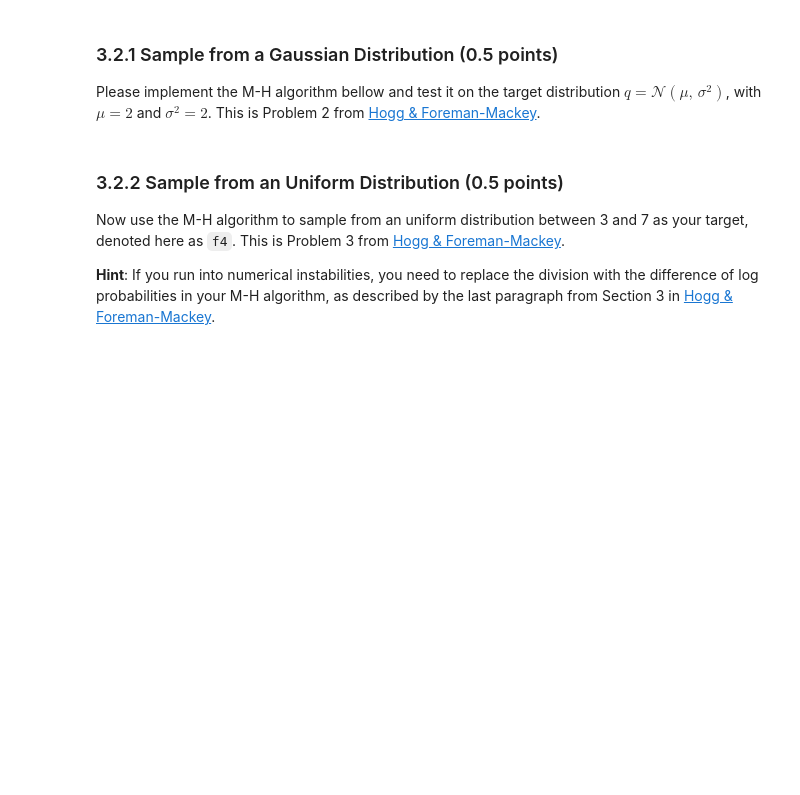
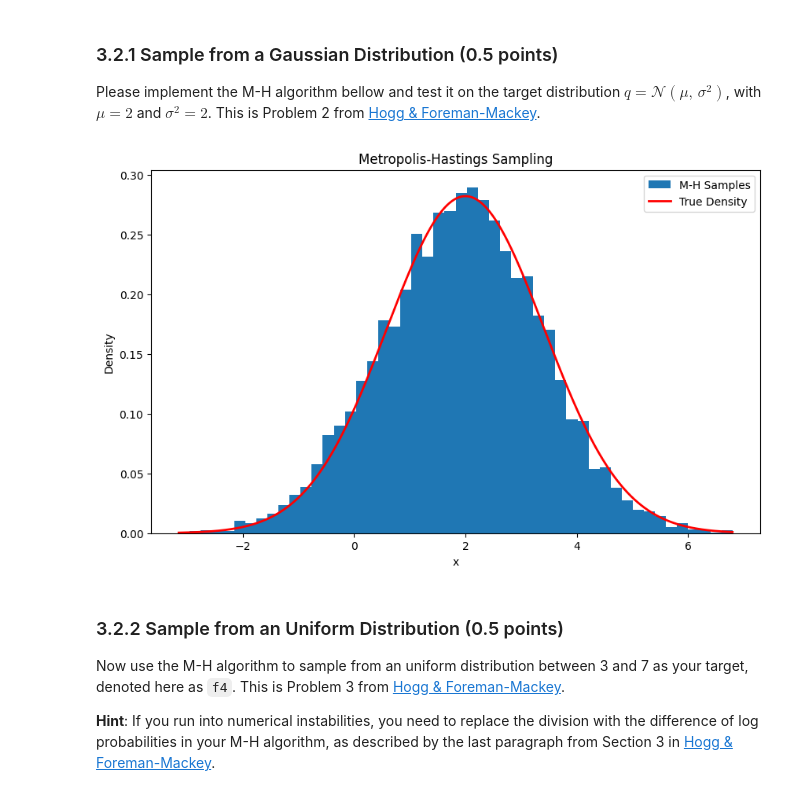
Before and after one commit to FilippMolnar/simulation-based-approximation, a Jupyter notebook: assignment.ipynb, the cells around one changed output. Drawn from its saved outputs; the diff is of its cells as text; code cells hidden in the pictures; blank space fills up the shorter version.

```diff
--- a/assignment.ipynb
+++ b/assignment.ipynb
@@ -1232,9 +1233,24 @@ N = 10000
 # Initialize the approximation
 I_hat = 0
 
-exp_pdf
-for _ in range(N):
-    I_hat += lambd**10*exp()
-# YOUR CODE HERE
+def get_approximation(N):
+
+    def calc_polynomials(ervs):
+        res = 1
+        for i, x in enumerate(ervs):
+            res *= x**((i+1)/11 - 1)
+        return res
+    approx = 0
+    for _ in range(N):
+        ervs = exp_rv_n(10, 1)
+        sumx = sum(ervs)
+        prodx = np.prod(ervs)
+        polyx = calc_polynomials(ervs)
+        f = np.exp(-sumx - (1 / (2**20 * prodx)))*polyx
+        g = np.exp(-sumx)
+        approx += f/g
+    return approx / N
+
+I_hat = get_approximation(N)
 
 print(f"Approximation: I = {I_hat}")
@@ -1279,35 +1297,44 @@ def metropolis_hastings(n_steps, q):
     Perform Metropolis-Hastings sampling to generate samples from the target distribution q.
 
     Parameters:
     - n_steps (int): the number of MCMC steps.
     - q (function): the target distribution.
 
     Returns:
     - list of floats: the generated samples.
     """
-    samples = []
+    samples = [0]
+    curr = 0
 
-    # YOUR CODE HERE
+    for _ in range(n_steps):
+        new_q = normal_rv(curr, 1)
+        acc = min(1, q(new_q) / q(curr))
+        if uniform_rv(0, 1) < acc:
+            curr = new_q
+
+        samples.append(curr)
 
     return samples
 
 
 n_steps = 10000  # Number of MCMC steps
 samples = metropolis_hastings(n_steps, q = f3)
 
 # Plotting the results
 plt.figure(figsize = (10, 6))
 plt.hist(samples, bins = 50, density = True, label = 'M-H Samples')
 
 # Plotting the true density
 x_values = np.linspace(min(samples) if samples else 0, max(samples) if samples else 10, 1000)
 true_density = f3(x_values)
 plt.plot(x_values, true_density, 'r-', lw = 2, label = 'True Density')
 plt.title('Metropolis-Hastings Sampling')
 plt.xlabel('x')
 plt.ylabel('Density')
 plt.legend()
 plt.show()
+# %% [output]
+[figure, added]
 # %% [markdown]
 ### 3.2.2 Sample from an Uniform Distribution (0.5 points)
 
```
Also changed, not shown: parts of 21 cells of this notebook.
